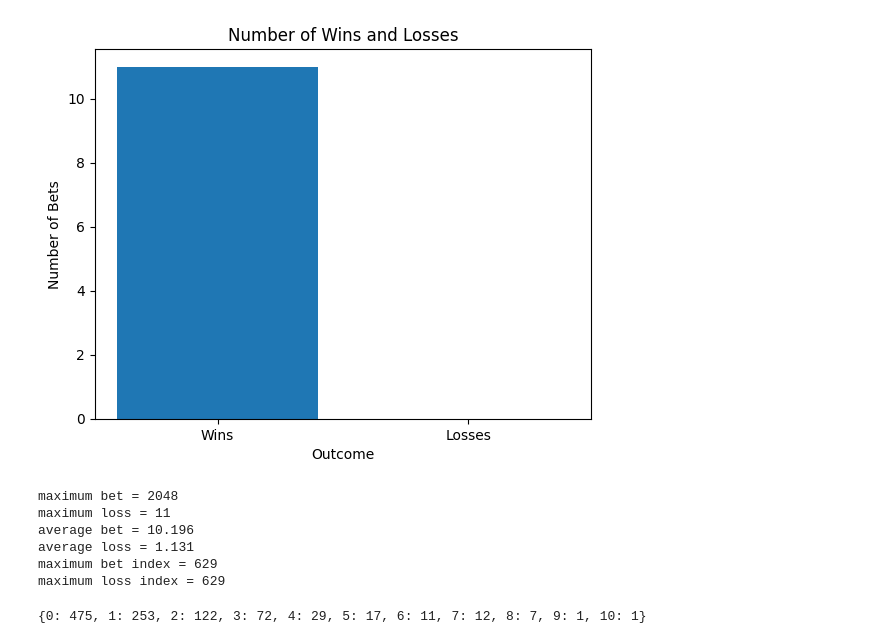
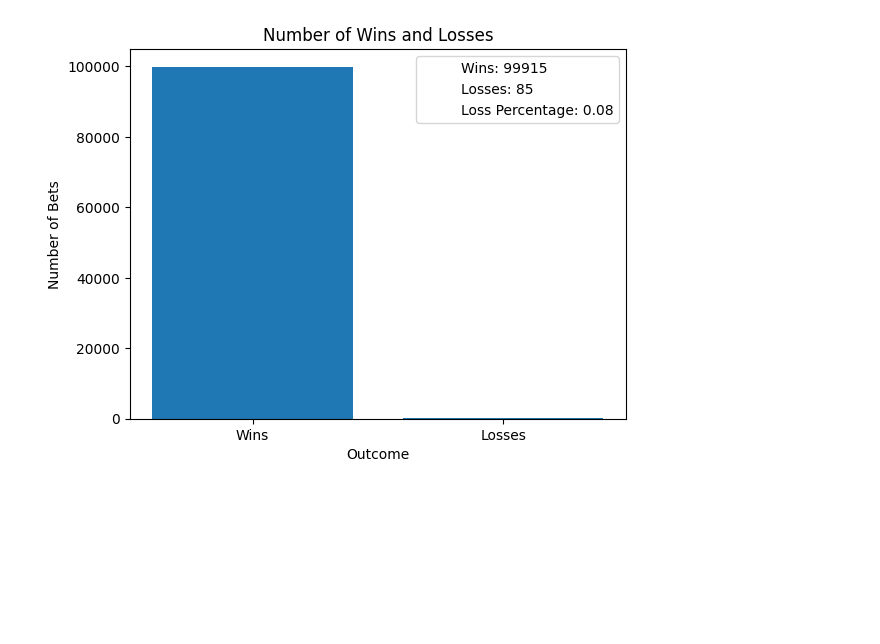
Before and after one commit to michaeledge27/mathModeling, a Jupyter notebook: projects/gamblingSystem.ipynb, the cells around one changed output. Saved outputs shown, nothing was run; the diff lists cells and outputs as text; code cells hidden in the pictures; blank space fills up the shorter version.

```diff
--- a/projects/gamblingSystem.ipynb
+++ b/projects/gamblingSystem.ipynb
@@ -91,9 +61,0 @@ for bet_amount in bet_amounts:
-# %%
-wins = []                 # this isn't totally working yet I want it to perform the same as ^
-losses = []
-for j in list(num_of_losses.keys()):
-    bet_amount = 2 ** j
-    if bet_amount <= 1024:
-        wins.append(bet_amount)
-    else:
-        losses.append(bet_amount)
@@ -110,0 +62,18 @@ Loss percentage: 0.00%
+# %%
+def run_simulation(num_trials, max_attempts, max_bet_limit):
+    bet_amounts = []
+    loss_counters = []
+    for _ in range(num_trials):
+        bet_amount, loss_counter = bet_on('red', max_attempts, max_bet_limit)
+        bet_amounts.append(bet_amount)
+        loss_counters.append(loss_counter)
+    return bet_amounts, loss_counters
+# %%
+num_trials = 100000
+max_attempts = 1000
+max_bet_limit = 1024
+bet_amounts, loss_counters = run_simulation(num_trials, max_attempts, max_bet_limit)
+# %%
+wins = [bet for bet in bet_amounts if bet <= 1024]
+losses = [bet for bet in bet_amounts if bet > 1024]
+loss_percentage = (len(losses) / num_trials) * 100
@@ -111,31 +110,13 @@ Loss percentage: 0.00%
 # %%
+stats_text = [f"Wins: {len(wins)}", f"Losses: {len(losses)}", f"Loss Percentage: {loss_percentage:.2f}"]
 plt.bar(['Wins', 'Losses'], [len(wins), len(losses)])
 plt.xlabel('Outcome')
 plt.ylabel('Number of Bets')
 plt.title('Number of Wins and Losses')
+plt.plot([], [], ' ', label=stats_text[0])
+plt.plot([], [], ' ', label=stats_text[1])
+plt.plot([], [], ' ', label=stats_text[2])
+plt.legend()
 plt.show()
 # %% [output]
-[figure, old version]
+[figure, new version]
-# %%
-print(f"maximum bet = {max(bet_amounts)}")
-print(f"maximum loss = {max(loss_counters)}")
-print(f"average bet = {np.mean(bet_amounts)}")
-print(f"average loss = {np.mean(loss_counters)}")
-print(f"maximum bet index = {np.argmax(bet_amounts)}")
-print(f"maximum loss index = {np.argmax(loss_counters)}")
-# %% [output]
-maximum bet = 2048
-maximum loss = 11
-average bet = 10.196
-average loss = 1.131
-maximum bet index = 629
-maximum loss index = 629
-# %%
-myKeys = list(num_of_losses.keys())
-myKeys.sort()
-
-# Sorted Dictionary
-sd = {i: num_of_losses[i] for i in myKeys}
-print(sd)
-# %% [output]
-{0: 475, 1: 253, 2: 122, 3: 72, 4: 29, 5: 17, 6: 11, 7: 12, 8: 7, 9: 1, 10: 1}
```
Also changed, not shown: parts of 26 cells of this notebook.
